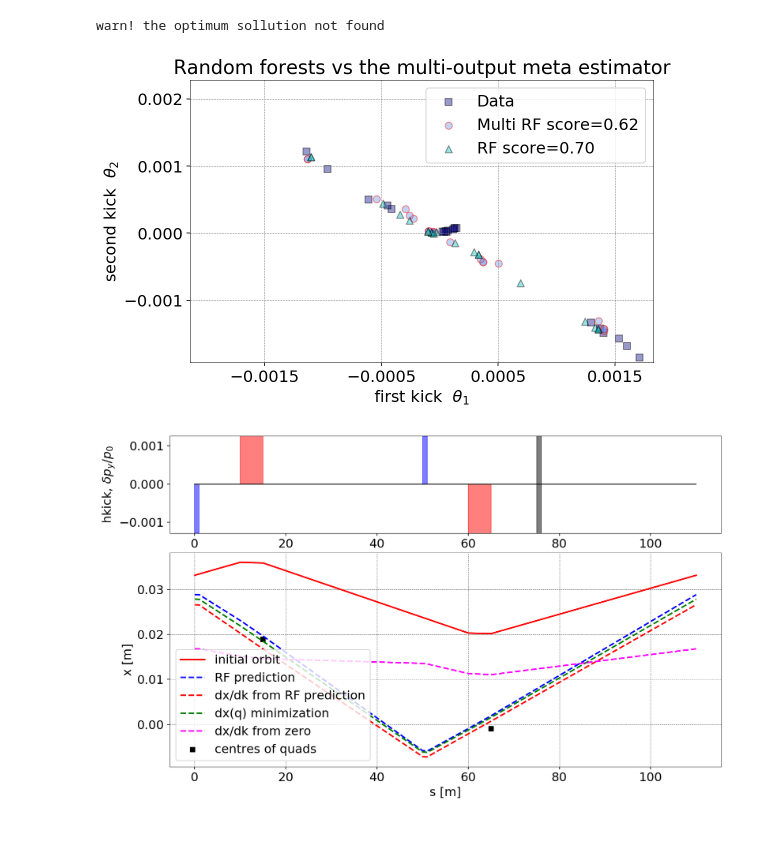
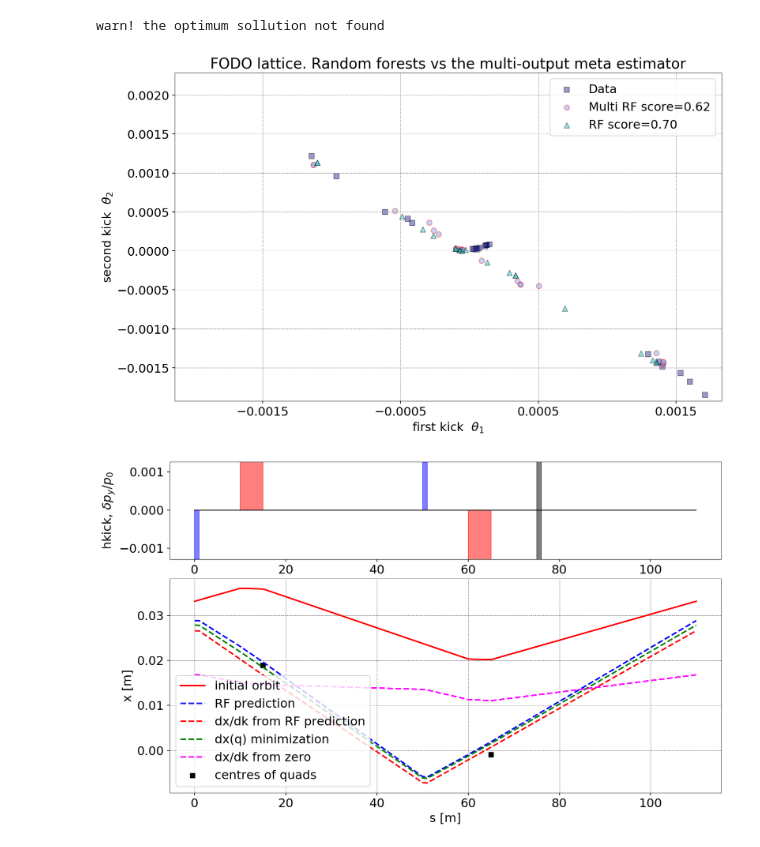
Before and after one commit to drabusov/cryring, a Jupyter notebook: FODO_orbit.ipynb, the cells around one changed output. Saved outputs shown, nothing was run; the diff lists cells and outputs as text; code cells hidden in the pictures.

```diff
--- a/FODO_orbit.ipynb
+++ b/FODO_orbit.ipynb
@@ -403,30 +403,30 @@ y_multirf = regr_multirf.predict(X_test)
 regr_rf.fit(X_train, Y_train)
 y_rf = regr_rf.predict(X_test)
 # %%
-plt.figure()
+fig = plt.figure(figsize=(13,8))
 s = 50
 a = 0.4
 plt.scatter(Y_test["theta_1"]*A, Y_test["theta_2"]*A, edgecolor='k', c="navy", s=s, marker="s", alpha=a, label="Data")
 plt.scatter(y_multirf[:, 0]*A, y_multirf[:, 1]*A, edgecolor='r',
             c="cornflowerblue", s=s, alpha=a,
             label="Multi RF score=%.2f" % regr_multirf.score(X_test, Y_test))
 plt.scatter(y_rf[:, 0]*A, y_rf[:, 1]*A, edgecolor='k',
             c="c", s=s, marker="^", alpha=a,
             label="RF score=%.2f" % regr_rf.score(X_test, Y_test))
 
 plt.xlim([df["theta_1"].min(), df["theta_1"].max()])
 plt.ylim([df["theta_2"].min(), df["theta_2"].max()])
 
 plt.xlabel(r"first kick  $\theta_1$")
 plt.ylabel(r"second kick  $\theta_2$")
-plt.title("Random forests vs the multi-output meta estimator")
+plt.title("FODO lattice. Random forests vs the multi-output meta estimator")
 plt.legend()
 plt.grid(True)
 plt.xticks(np.arange(-0.0015, 0.002, 0.001))
-plt.show()
+#plt.show()
 #plt.savefig("rf_vs_mrf.pdf")
 # %% [output]
-[figure, old version]
+[figure, new version]
 # %%
 add_err()
 DF0=madx.table.twiss.dframe()
```
Also changed, not shown: parts of 3 cells of this notebook.
